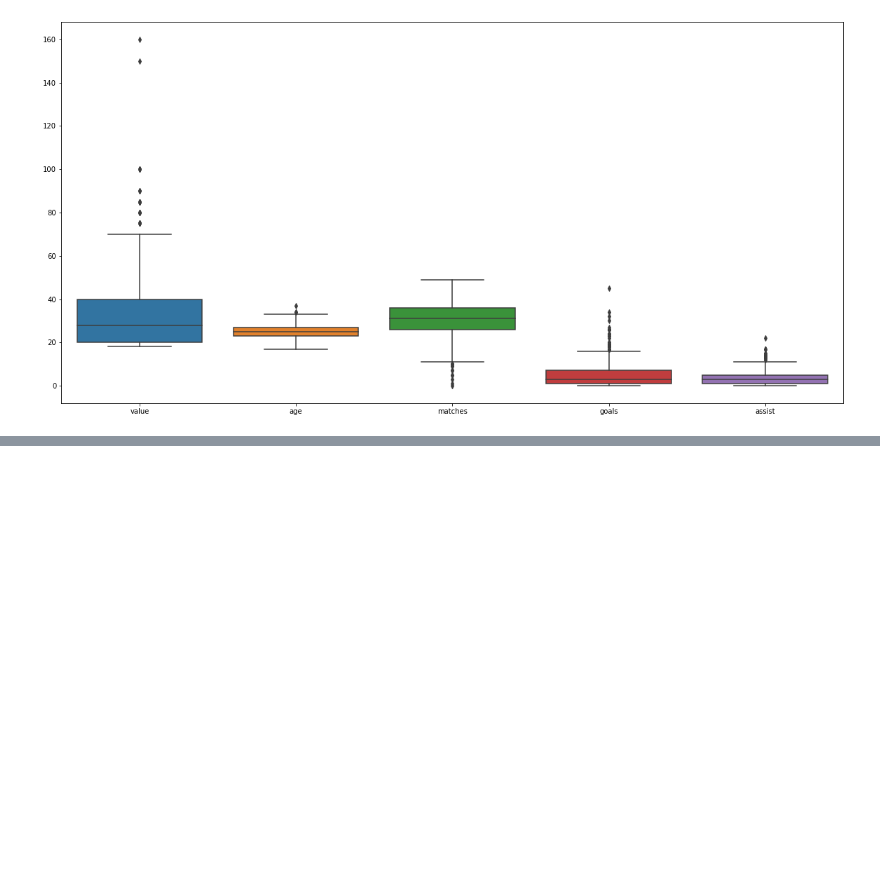
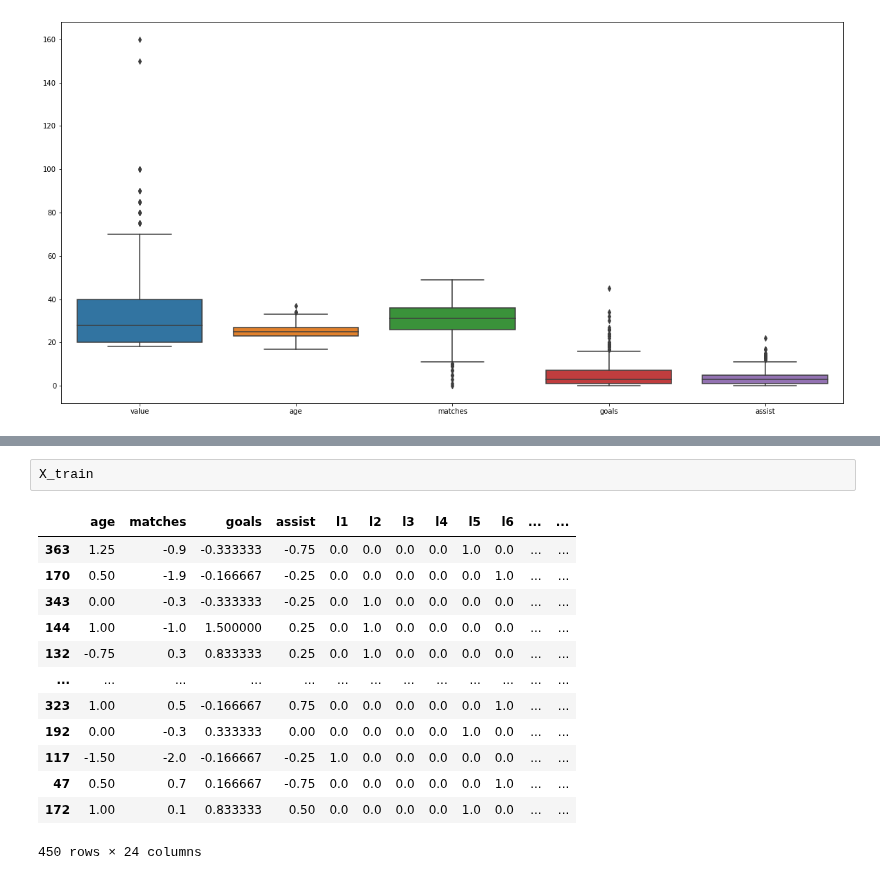
Before and after one commit to obilige/justone, a Jupyter notebook: FP_value/Football_Player.ipynb, the cells around one changed output, grey strips where cells are left out. Cells and saved outputs as stored; diff of their text form; blank space fills up the shorter version.

```diff
--- a/FP_value/Football_Player.ipynb
+++ b/FP_value/Football_Player.ipynb
@@ -1204,0 +1307,16 @@ array([[ 6.6       , -0.5       ,  0.6       ,  3.83333333,  3.5       ],
+# %%
+X_train
+# %% [output]
+|  | age | matches | goals | assist | l1 | l2 | l3 | l4 | l5 | l6 | ... | ... |
+| 363 | 1.25 | -0.9 | -0.333333 | -0.75 | 0.0 | 0.0 | 0.0 | 0.0 | 1.0 | 0.0 | ... | ... |
+| 170 | 0.50 | -1.9 | -0.166667 | -0.25 | 0.0 | 0.0 | 0.0 | 0.0 | 0.0 | 1.0 | ... | ... |
+| 343 | 0.00 | -0.3 | -0.333333 | -0.25 | 0.0 | 1.0 | 0.0 | 0.0 | 0.0 | 0.0 | ... | ... |
+| 144 | 1.00 | -1.0 | 1.500000 | 0.25 | 0.0 | 1.0 | 0.0 | 0.0 | 0.0 | 0.0 | ... | ... |
+| 132 | -0.75 | 0.3 | 0.833333 | 0.25 | 0.0 | 1.0 | 0.0 | 0.0 | 0.0 | 0.0 | ... | ... |
+| ... | ... | ... | ... | ... | ... | ... | ... | ... | ... | ... | ... | ... |
+| 323 | 1.00 | 0.5 | -0.166667 | 0.75 | 0.0 | 0.0 | 0.0 | 0.0 | 0.0 | 1.0 | ... | ... |
+| 192 | 0.00 | -0.3 | 0.333333 | 0.00 | 0.0 | 0.0 | 0.0 | 0.0 | 1.0 | 0.0 | ... | ... |
+| 117 | -1.50 | -2.0 | -0.166667 | -0.25 | 1.0 | 0.0 | 0.0 | 0.0 | 0.0 | 0.0 | ... | ... |
+| 47 | 0.50 | 0.7 | 0.166667 | -0.75 | 0.0 | 0.0 | 0.0 | 0.0 | 0.0 | 1.0 | ... | ... |
+| 172 | 1.00 | 0.1 | 0.833333 | 0.50 | 0.0 | 0.0 | 0.0 | 0.0 | 1.0 | 0.0 | ... | ... |
+450 rows × 24 columns
```
Also changed, not shown: parts of 28 cells of this notebook.
